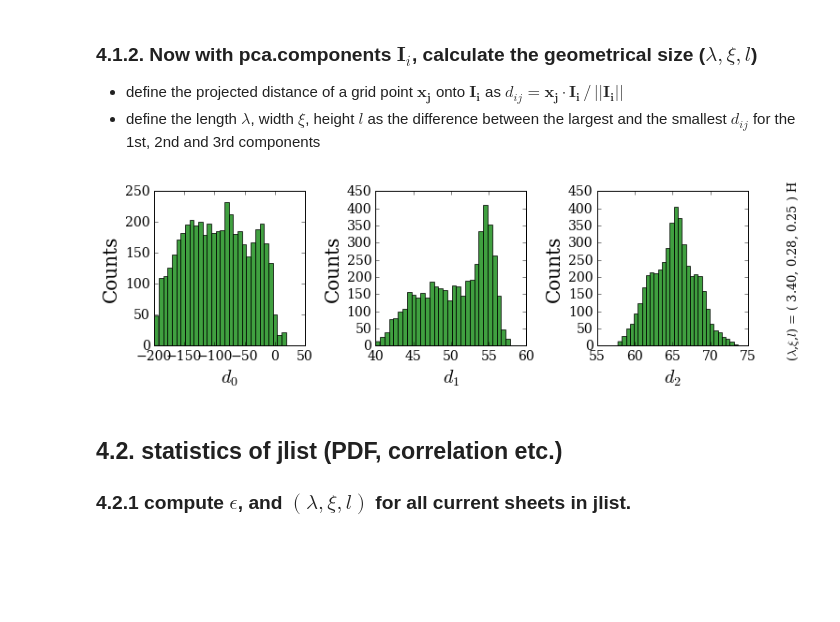
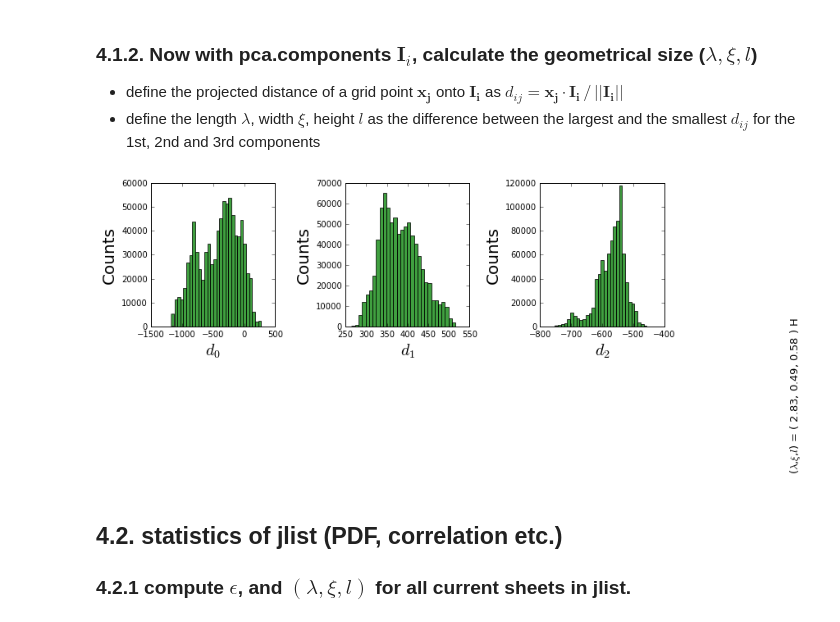
Before and after one commit to jmshi/reconnection, a Jupyter notebook: Finding the current sheet.ipynb, the cells around one changed output. Cells and saved outputs as stored; diff of their text form; code cells hidden in the pictures; blank space fills up the shorter version.

```diff
--- a/Finding the current sheet.ipynb
+++ b/Finding the current sheet.ipynb
@@ -28,0 +43,3 @@ import athena4_read as ath
+# %%
+data = athena_read.athdf('Unstra.out2.00008.athdf',quantities=['Bcc3'])
+bz = data['Bcc3']
@@ -264,7 +433,7 @@ plt.tight_layout()
 #from mpl_toolkits.axes_grid1 import make_axes_locatable
 
 # can we search for the current given a point on the grid?
-(s,t,v) = (59, 124, 21)  #jlist[2] # jlist[5] <--(80,100,16) # a given point
+(s,t,v) = (301, 289, 556)  #jlist[2] # jlist[0] <--[301 289 556] # a given point
 #print jlist_sorted[2].keys()
 
 for i in range(0,len(jlist_sorted)):
@@ -386,6 +567,7 @@ plt.tight_layout()
 # %%
 from sklearn.decomposition import PCA
 # prepare grid points with sheet found above
+jsheet = jlist_sorted[0]
 locs = np.array(jsheet.keys())
 
 pca = PCA(n_components=3)
@@ -420,14 +604,20 @@ print sum(v3[:,:29]*v2[:,:29]) # check if they are orthogonal
 # %% [markdown]
 * then we could add the vectors to previous plot to shown the geometry of the sheet.
 # %%
-
 from mpl_toolkits.mplot3d import Axes3D
 import matplotlib.gridspec as gridspec
 %matplotlib notebook
 
 # prepare grid points with sheet found above
+jsheet = jlist_sorted[0]
 locs = np.array(jsheet.keys())
-cs = (np.array(jsheet.values()))
+print locs.shape
+nlocs = len(locs[:,0])
+stride = 20
+xlim = 1024
+ylim = 2048
+zlim = 512
+cs = (np.array(jsheet.values())[0:nlocs:stride])
 print max(cs),min(cs)
 
 #
@@ -438,13 +628,15 @@ cNorm = matplotlib.colors.LogNorm(vmin=np.min(cs), vmax=np.max(cs))
 scalarMap = matplotlib.cm.ScalarMappable(norm=cNorm, cmap=plt.get_cmap('OrRd'))
 #print scalarMap.to_rgba(cs)
 
+
+
 # create the scatter plot
-matplotlib.rcParams['figure.figsize'] = (7, 5)
+matplotlib.rcParams['figure.figsize'] = (8, 8)
 fig = plt.figure()
-fraction=0.025;pad=0.08
+fraction=0.025;pad=0 #-0.1
 ax = fig.gca(projection='3d')
 #ax = Axes3D(fig)
-ax.scatter(locs[:,2], locs[:,1], locs[:,0],marker='s',s=10,c=scalarMap.to_rgba(cs))
+ax.scatter(locs[0:nlocs:stride,2], locs[0:nlocs:stride,1], locs[0:nlocs:stride,0],marker='s',s=10,c=scalarMap.to_rgba(cs))
 scalarMap.set_array(cs)
 # fiddling with the color-bar
 cb=fig.colorbar(scalarMap,fraction=fraction,pad=pad,orientation='vertical',format='%.2f')
@@ -453,22 +645,23 @@ cb.locator = tick_locator
 cb.update_ticks()
 
 # add 2d projections
-ax.plot(locs[:,2], locs[:,0], 'r+', zdir='y', zs=256., alpha=0.05)
-ax.plot(locs[:,1], locs[:,0], 'g+', zdir='x', zs=64., alpha=0.05)
-ax.plot(locs[:,2], locs[:,1], 'k+', zdir='z', zs=0., alpha=0.05)
+ax.plot(locs[0:nlocs:stride,2], locs[0:nlocs:stride,0], 'r+', zdir='y', zs=ylim, alpha=0.005)
+ax.plot(locs[0:nlocs:stride,1], locs[0:nlocs:stride,0], 'g+', zdir='x', zs=xlim, alpha=0.005)
+ax.plot(locs[0:nlocs:stride,2], locs[0:nlocs:stride,1], 'k+', zdir='z', zs=0., alpha=0.005)
 
 # add principle component vectors
-xshift=0;yshift=200;zshift=45
+xshift=400;yshift=700;zshift=200
 ax.plot(v1[2,:]+xshift,v1[1,:]+yshift,zs=v1[0,:]+zshift)
 ax.plot(v2[2,:]+xshift,v2[1,:]+yshift,zs=v2[0,:]+zshift)
 ax.plot(v3[2,:]+xshift,v3[1,:]+yshift,zs=v3[0,:]+zshift)
 
-ax.set_xlim3d(1, 64)
-ax.set_ylim3d(1, 255)
-ax.set_zlim3d(1, 100) #255)
+
+ax.set_xlim3d(0, xlim)
+ax.set_ylim3d(0, ylim)
+ax.set_zlim3d(0, zlim) #255)
 
 ax.set_xlabel('X')
 ax.set_ylabel('Y')
 ax.set_zlabel('Z')
-ax.view_init(elev=58, azim=220)
+ax.view_init(elev=58, azim=225)
 # %% [output]
@@ -493,35 +687,37 @@ d3 = np.array([locs[i,:].dot(i3) for i in range(0,len(locs[:,0]))])
 L1 = max(d1)-min(d1)
 L2 = max(d2)-min(d2)
 L3 = max(d3)-min(d3)
 dx = x[1]-x[0]
 size_label = '({},{},{}) = ({:5.2f},{:5.2f},{:5.2f} ){}'.format(r'$\lambda$',r'$\xi$',r'$l$',L1*dx,L2*dx,L3*dx,' H')
 
 # show histogram of the projected distance for each cells in each principle component direction
 nframe = 1
 nplot  = 3
 matplotlib.rcParams['figure.figsize'] = (10, 10.0*nframe/nplot)
 fig = plt.figure()
 fraction=0.046;pad=0.04
 
 gs = gridspec.GridSpec(1, 3)
 for i in range(3):
   if (i==0):
     distance = d1
   if (i==1):
     distance = d2
   if (i==2):
     distance = d3
   fig.add_subplot(gs[i])
   n, bins, patches = plt.hist(distance, 30, normed=False, facecolor='green', alpha=0.75)
   plt.xlabel(r'$d_{}$'.format(str(i)),size=20)
   plt.locator_params(axis='x',nbins=6)
   plt.ylabel('Counts',size=20)
   #plt.title('Histogram of '+r' $d_{}:$'.format(str(i)),size=16)
+  if(i==2):
+    plt.text(0.5,0.5,size_label,rotation=90,size=13)
 
-plt.text (80,450,size_label,rotation=90,size=13)
+
 plt.tight_layout()
 # %% [output]
-[figure, old version]
+[figure, new version]
 # %% [markdown]
 ## 4.2. statistics of jlist (PDF, correlation etc.)
 ### 4.2.1  compute $\epsilon$, and $(\lambda,\xi,l)$ for all current sheets in jlist.
```
Also changed, not shown: parts of 39 cells of this notebook, 4 other files.
